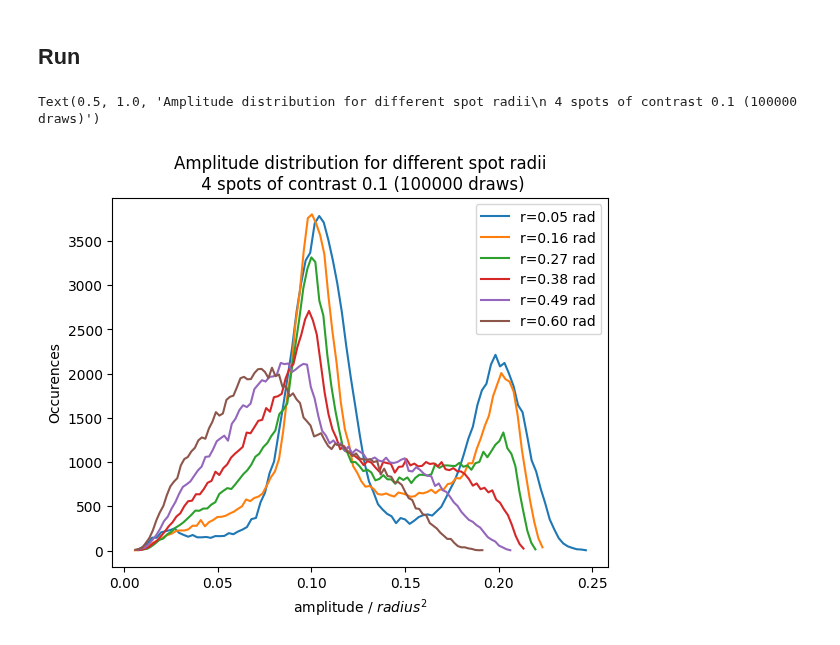
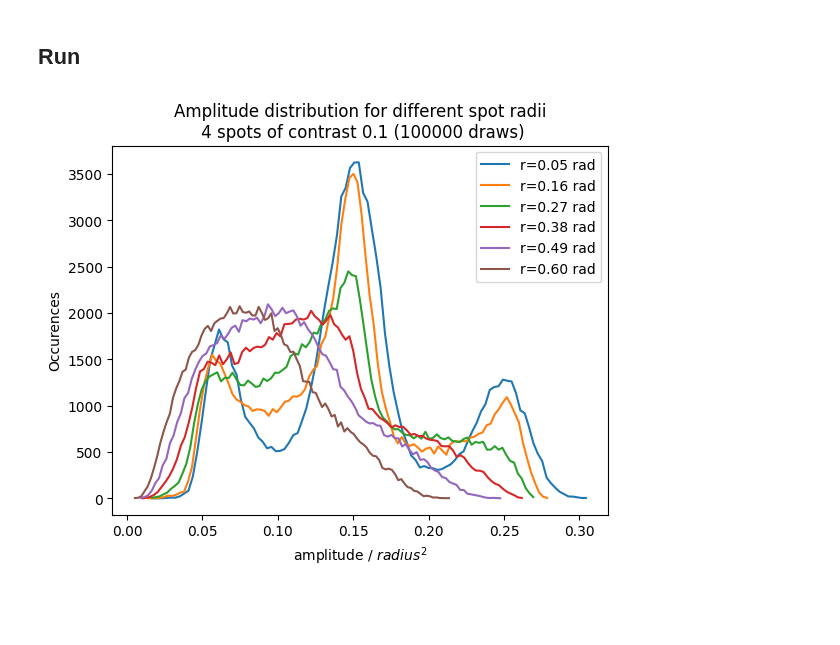
Before and after one commit to lgrcia/spotter, a Jupyter notebook: docs/experiments.ipynb, the cells around one changed output. Drawn from its saved outputs; the diff is of its cells as text; code cells hidden in the pictures; blank space fills up the shorter version.

```diff
--- a/docs/experiments.ipynb
+++ b/docs/experiments.ipynb
@@ -131,7 +129,7 @@ for s in np.linspace(0.05, 0.6, 6):
     amplitudes = []
     for i in range(draws):
         star.clear_surface()
-        theta, phi = uniform(4)
+        theta, phi = uniform(5)
         star.add_spot(theta, phi, s, 0.1)
         amplitudes.append(amplitude(star.map_spot))
     amplitudes = np.array(amplitudes)
@@ -139,14 +137,13 @@ for s in np.linspace(0.05, 0.6, 6):
 # %%
 for r, amplitudes in results.items():
     x, bins = np.histogram(amplitudes, bins=100)
     plt.plot(bins[:-1] / r**2, x, label=f"r={r:.2f} rad")
 
 plt.legend()
 plt.xlabel("amplitude / $radius^2$")
 plt.ylabel("Occurences")
-plt.title(
+_ = plt.title(
     f"Amplitude distribution for different spot radii\n 4 spots of contrast 0.1 ({draws} draws)"
 )
 # %% [output]
-Text(0.5, 1.0, 'Amplitude distribution for different spot radii\n 4 spots of contrast 0.1 (100000 draws)')
-[figure, old version]
+[figure, new version]
```
Also changed, not shown: parts of 11 cells of this notebook.
